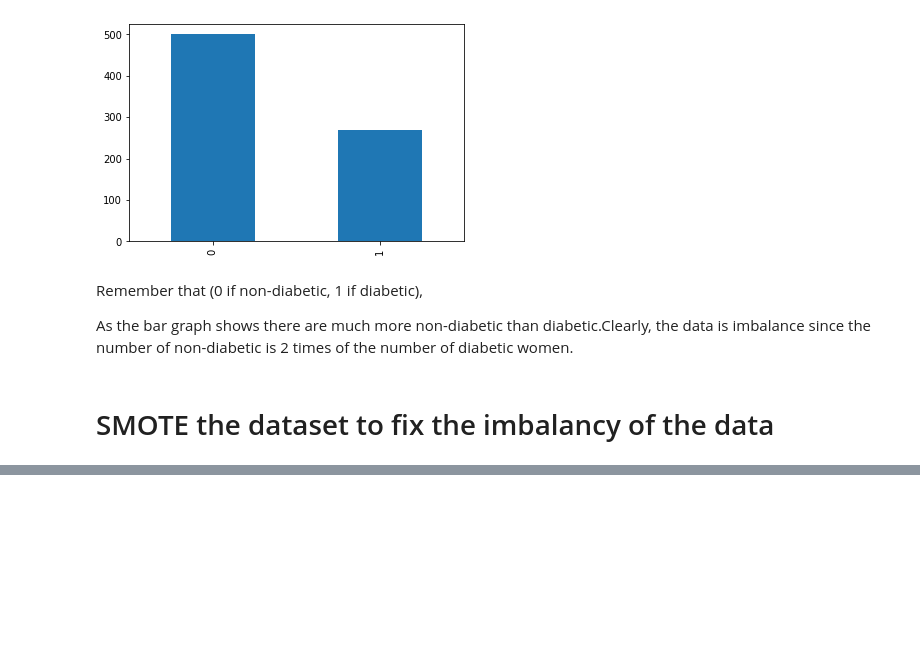
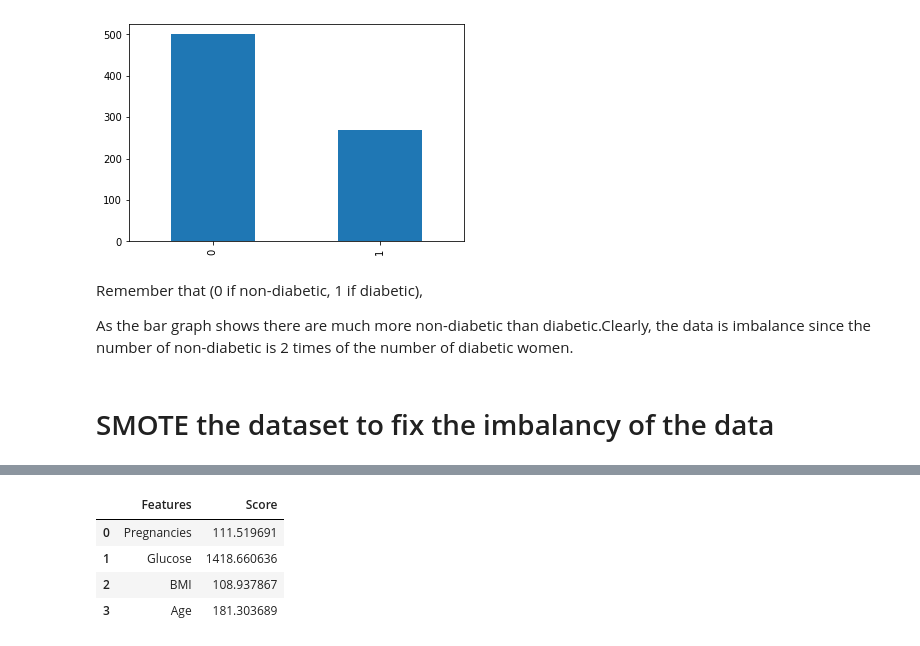
Before and after one commit to mpaydar/CS381, a Jupyter notebook: project1.ipynb, the cells around one changed output, grey strips where cells are left out. Saved outputs shown, nothing was run; the diff lists cells and outputs as text; code cells hidden in the pictures; blank space fills up the shorter version.

```diff
--- a/project1.ipynb
+++ b/project1.ipynb
@@ -897,0 +909,19 @@ https://stats.stackexchange.com/questions/97555/handling-unbalanced-data-using-s
+# %%
+from sklearn.feature_selection import chi2
+from sklearn.feature_selection import SelectKBest
+
+test=SelectKBest(score_func=chi2,k=4)
+fit=test.fit(features2,target2)
+feature_score =pd.DataFrame()
+for i in range(features2.shape[1]):
+  new = pd.DataFrame({'Features':features2.columns[i],
+                      'Score': fit.scores_[i]},index=[i])
+  feature_score=pd.concat([feature_score, new])
+
+feature_score
+# %% [output]
+|  | Features | Score |
+| 0 | Pregnancies | 111.519691 |
+| 1 | Glucose | 1418.660636 |
+| 2 | BMI | 108.937867 |
+| 3 | Age | 181.303689 |
```
Also changed, not shown: parts of 4 cells of this notebook.
